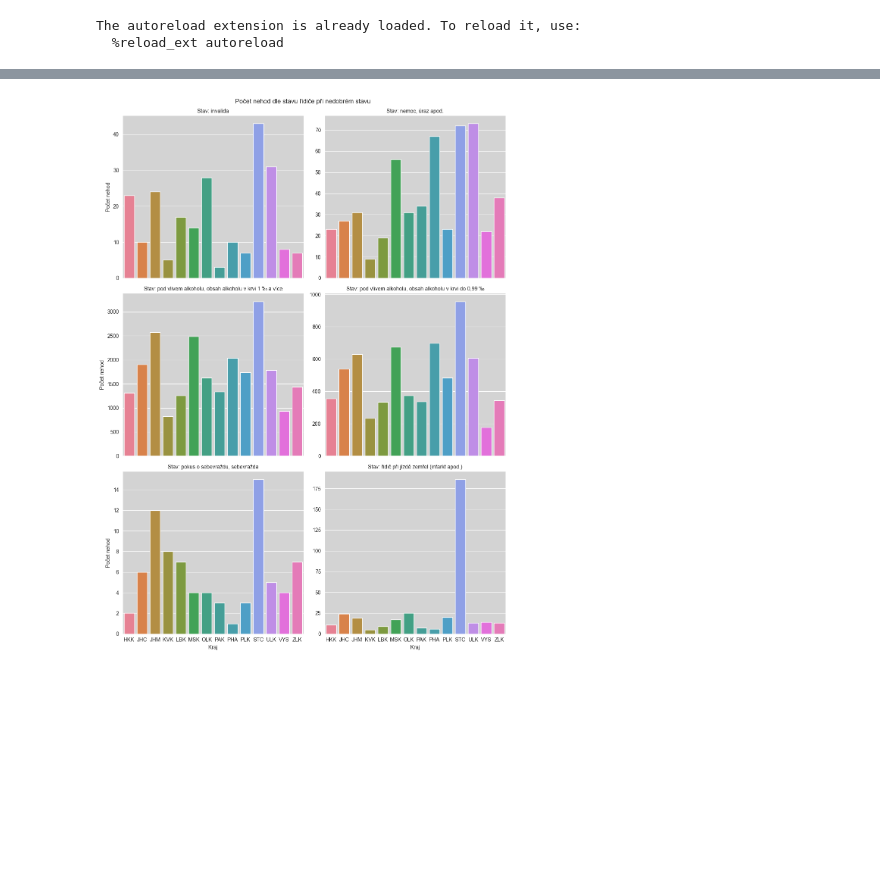
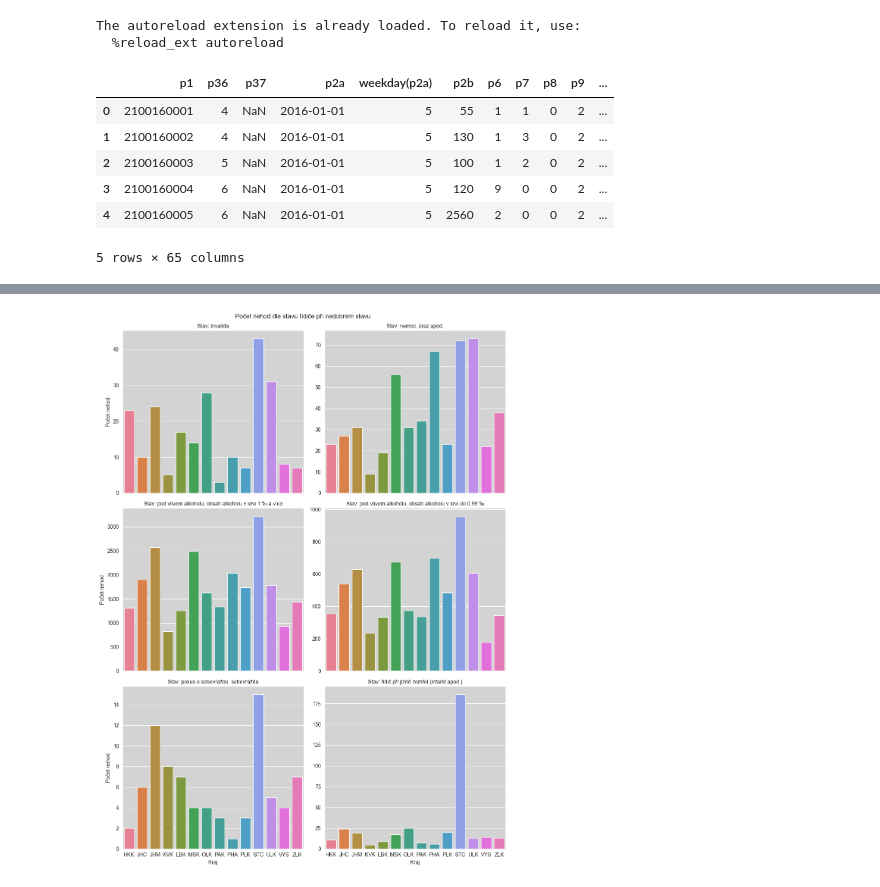
Before and after one commit to JosefKuchar/izv-project, a Jupyter notebook: part02/part02.ipynb, the cells around one changed output, grey strips where cells are left out. Saved outputs shown, nothing was run; the diff lists cells and outputs as text; code cells hidden in the pictures; blank space fills up the shorter version.

```diff
--- a/part02/part02.ipynb
+++ b/part02/part02.ipynb
@@ -7,6 +7,15 @@ The autoreload extension is already loaded. To reload it, use:
 # %%
 %autoreload 2
 raw_df = analysis.load_data("data/data.zip")
+raw_df.head()
+# %% [output]
+|  | p1 | p36 | p37 | p2a | weekday(p2a) | p2b | p6 | p7 | p8 | p9 | ... |
+| 0 | 2100160001 | 4 | NaN | 2016-01-01 | 5 | 55 | 1 | 1 | 0 | 2 | ... |
+| 1 | 2100160002 | 4 | NaN | 2016-01-01 | 5 | 130 | 1 | 3 | 0 | 2 | ... |
+| 2 | 2100160003 | 5 | NaN | 2016-01-01 | 5 | 100 | 1 | 2 | 0 | 2 | ... |
+| 3 | 2100160004 | 6 | NaN | 2016-01-01 | 5 | 120 | 9 | 0 | 0 | 2 | ... |
+| 4 | 2100160005 | 6 | NaN | 2016-01-01 | 5 | 2560 | 2 | 0 | 0 | 2 | ... |
+5 rows × 65 columns
 # %%
 %autoreload 2
 clean_df = analysis.parse_data(raw_df, True)
```
Also changed, not shown: parts of 2 cells of this notebook, 1 other file.
